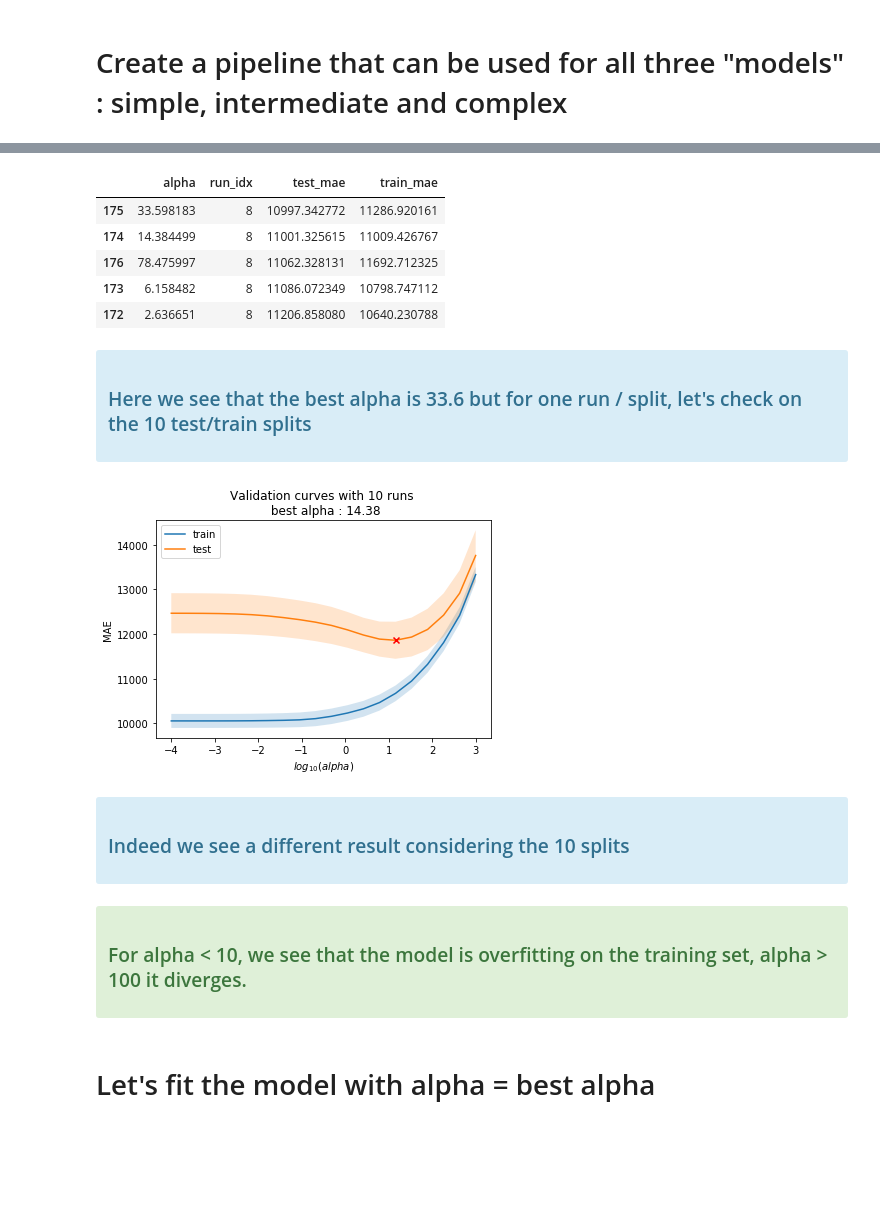
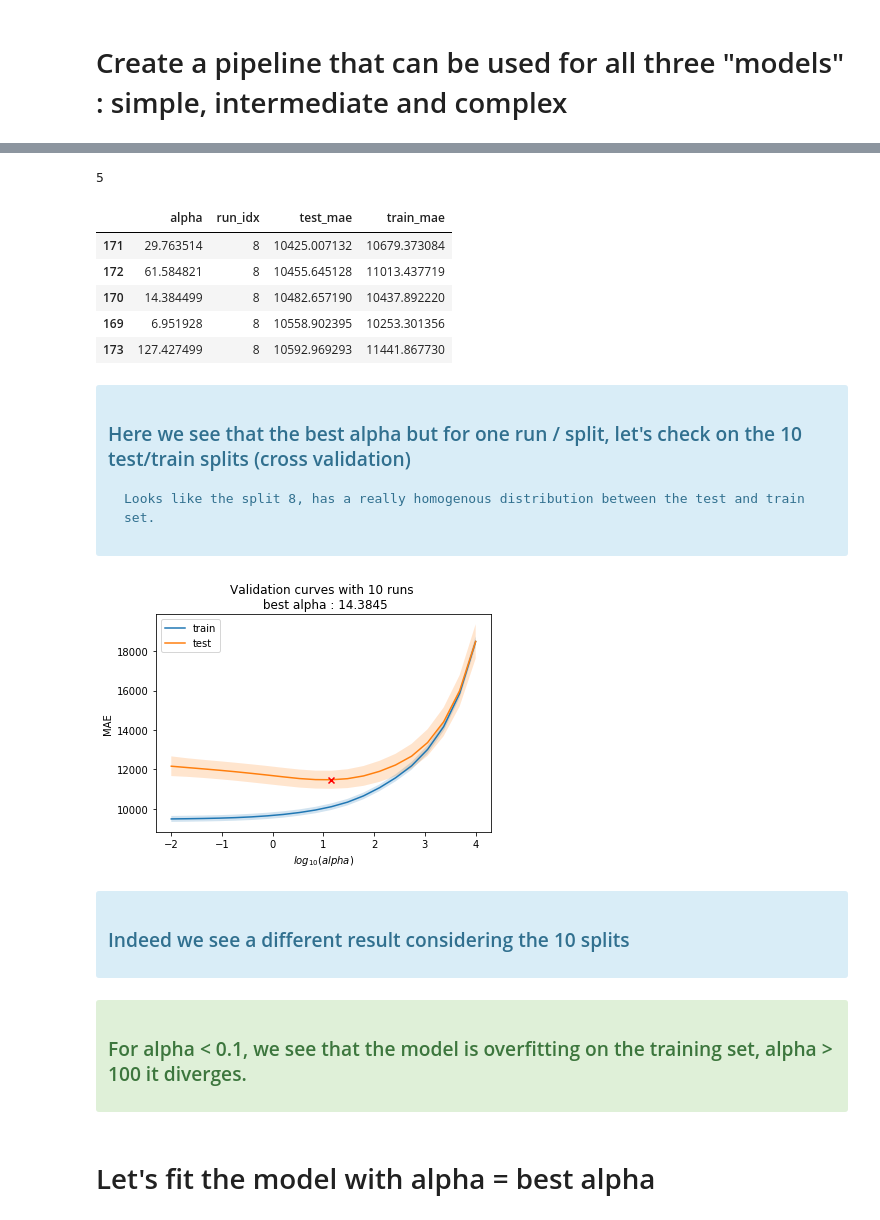
Before and after one commit to LyesOUDINACHE/EPFL-Course, a Jupyter notebook: Course Project 3 - Houses.ipynb, the cells around one changed output, grey strips where cells are left out. Cells and saved outputs as stored; diff of their text form; code cells hidden in the pictures; blank space fills up the shorter version.

```diff
--- a/Course Project 3 - Houses.ipynb
+++ b/Course Project 3 - Houses.ipynb
@@ -104,6 +86,6 @@ Length: 82, dtype: object
 # Define list of columns
 continuous_col = ['SalePrice','Lot Frontage','Lot Area', 'Mas Vnr Area', 'BsmtFin SF 1', 'BsmtFin SF 2','Bsmt Unf SF','Total Bsmt SF','1st Flr SF','2nd Flr SF','Low Qual Fin SF','Gr Liv Area','Garage Area','Wood Deck SF','Open Porch SF','Enclosed Porch','3Ssn Porch','Screen Porch','Pool Area','Misc Val']
 continuous_col_ex_y = ['Lot Frontage','Lot Area', 'Mas Vnr Area', 'BsmtFin SF 1', 'BsmtFin SF 2','Bsmt Unf SF','Total Bsmt SF','1st Flr SF','2nd Flr SF','Low Qual Fin SF','Gr Liv Area','Garage Area','Wood Deck SF','Open Porch SF','Enclosed Porch','3Ssn Porch','Screen Porch','Pool Area','Misc Val']
-ordinal_col = ['Lot Shape','Utilities','Land Slope','Overall Qual','Overall Cond','Exter Qual','Exter Cond','Bsmt Qual','Bsmt Cond','Bsmt Exposure','BsmtFin Type 1','BsmtFin Type 2','Heating QC','Electrical','Kitchen Qual','Functional','Fireplace Qu','Garage Finish','Garage Qual','Garage Cond','Paved Drive','Pool QC','Fence']
-yr_col = ['Year Built','Year Remod/Add','Garage Yr Blt','Yr Sold']
+ordinal_col = ['Lot Shape','Utilities','Land Slope','Overall Qual','Overall Cond','Exter Qual','Exter Cond','Bsmt Qual','Bsmt Cond','Bsmt Exposure','BsmtFin Type 1','BsmtFin Type 2','Heating QC','Electrical','Kitchen Qual','Functional','Fireplace Qu','Garage Finish','Garage Qual','Garage Cond','Paved Drive','Pool QC','Fence','Bsmt Full Bath','Bsmt Half Bath','Full Bath','Half Bath','Bedroom AbvGr','Kitchen AbvGr','TotRms AbvGrd','Fireplaces','Garage Cars']
+yr_col = ['Year Built','Year Remod/Add','Garage Yr Blt','Yr Sold','Mo Sold']
 nominal_col = ['MS SubClass','MS Zoning','Street','Alley','Land Contour','Lot Config','Neighborhood','Condition 1','Condition 2','Bldg Type','House Style','Roof Style','Roof Matl','Exterior 1st','Exterior 2nd','Mas Vnr Type','Foundation','Heating','Central Air','Garage Type','Misc Feature','Sale Type','Sale Condition']
@@ -109,0 +102,10 @@ nominal_col = ['MS SubClass','MS Zoning','Street','Alley','Land Contour','Lot Co
+# %%
+
+# checking columns consistency (no need to work on Order and PID) and Sales Price is the output.
+
+all_col = continuous_col_ex_y + ordinal_col + nominal_col + yr_col
+nb = 0
+for x in data_df.columns:
+    nb += 1
+    if x not in all_col:
+        print(x)
@@ -707,7 +720,7 @@ Name: SalePrice, dtype: float64
 # %%
-fig, axes = plt.subplots(nrows=5, ncols=1, figsize=(5, 25))
+fig, axes = plt.subplots(nrows=6, ncols=1, figsize=(5, 25))
 
-for col, ax in zip(['Overall Qual','Gr Liv Area', '1st Flr SF','Garage Area','Mas Vnr Area'],axes.ravel()):
+for col, ax in zip(['Overall Qual','Gr Liv Area','Garage Area', 'Total Bsmt SF', '1st Flr SF','Mas Vnr Area'],axes.ravel()):
     ax.scatter(data_df_wo[col], data_df_wo['SalePrice'])
     ax.set_title(col)
 # %% [output]
@@ -908,5 +941,9 @@ Predictions on test data MAE :  12563.4
+# %%
+len(yr_col)
+# %% [output]
+5
 # %%
-# Fit/test N models
+# Fit/test 20 models (alpha) with 10 different splits
 gs_results = []
 for run_idx in range(10):
     # Split into train/test sets from the dataframe without outliers
@@ -924,7 +961,7 @@ for run_idx in range(10):
 
 
     # Grid search
-    for alpha in np.logspace(-4, 3, num=20):
+    for alpha in np.logspace(-2, 4, num=20):
         # modify the pipeline alpha in the Ridge estimator
         pipe.set_params(model__alpha=alpha)
         pipe.fit(X_tr, y_tr)
@@ -945,49 +982,52 @@ gs_results = pd.DataFrame(gs_results)
 gs_results.sort_values(ascending = True, by = ['test_mae']).head()
 # %% [output]
 |  | alpha | run_idx | test_mae | train_mae |
-| 175 | 33.598183 | 8 | 10997.342772 | 11286.920161 |
-| 174 | 14.384499 | 8 | 11001.325615 | 11009.426767 |
-| 176 | 78.475997 | 8 | 11062.328131 | 11692.712325 |
-| 173 | 6.158482 | 8 | 11086.072349 | 10798.747112 |
-| 172 | 2.636651 | 8 | 11206.858080 | 10640.230788 |
+| 171 | 29.763514 | 8 | 10425.007132 | 10679.373084 |
+| 172 | 61.584821 | 8 | 10455.645128 | 11013.437719 |
+| 170 | 14.384499 | 8 | 10482.657190 | 10437.892220 |
+| 169 | 6.951928 | 8 | 10558.902395 | 10253.301356 |
+| 173 | 127.427499 | 8 | 10592.969293 | 11441.867730 |
 # %% [markdown]
 <div class="alert alert-block alert-info">
 
-### Here we see that the best alpha is 33.6 but for one run / split, let's check on the 10 test/train splits
+### Here we see that the best alpha but for one run / split, let's check on the 10 test/train splits (cross validation)
+
+    Looks like the split 8, has a really homogenous distribution between the test and train set.
 # %%
 # Group the results by alpha
 
 gb_alpha = gs_results.groupby('alpha')
 
 # Compute train/test mean scores with std
 mean_tr = gb_alpha.train_mae.mean()
 mean_te = gb_alpha.test_mae.mean()
 std_tr = gb_alpha.train_mae.std()
 std_te = gb_alpha.test_mae.std()
 alphas = mean_tr.index.values
-# Get entry with the best mean test MSE
+
+# Get entry with the best mean test MAE
 best_alpha = mean_te.idxmin()
 best_result = gb_alpha.get_group(best_alpha)
 
 
 # Plot mean scores
 plt.plot(np.log10(alphas), mean_tr, label='train')
 plt.plot(np.log10(alphas), mean_te, label='test')
 
 # Quantify variance with ± 2 x std curves
 plt.fill_between(np.log10(alphas), mean_tr-std_tr, mean_tr+std_tr, alpha=0.2)
 plt.fill_between(np.log10(alphas), mean_te-std_te, mean_te+std_te, alpha=0.2)
 
 # Add marker for best score
 plt.scatter(np.log10(best_alpha), mean_te.min(), marker='x', c='red', zorder=10)
 
-plt.title('Validation curves with {} runs \n best alpha : {}'.format(len(gs_results.groupby('run_idx')),best_alpha.round(2)))
+plt.title('Validation curves with {} runs \n best alpha : {}'.format(len(gs_results.groupby('run_idx')),best_alpha.round(4)))
 plt.xlabel('$log_{10}(alpha)$')
 plt.ylabel('MAE')
 plt.legend()
 plt.show()
 # %% [output]
-[figure, old version]
+[figure, new version]
 # %% [markdown]
 <div class="alert alert-block alert-info">
 
@@ -995,7 +1035,7 @@ plt.show()
 # %% [markdown]
 <div class="alert alert-block alert-success">
 
-### For alpha < 10, we see that the model is overfitting on the training set, alpha > 100 it diverges.
+### For alpha < 0.1, we see that the model is overfitting on the training set, alpha > 100 it diverges.
 # %% [markdown]
 # Let's fit the model with alpha = best alpha
 # %%
```
Also changed, not shown: parts of 19 cells of this notebook.
